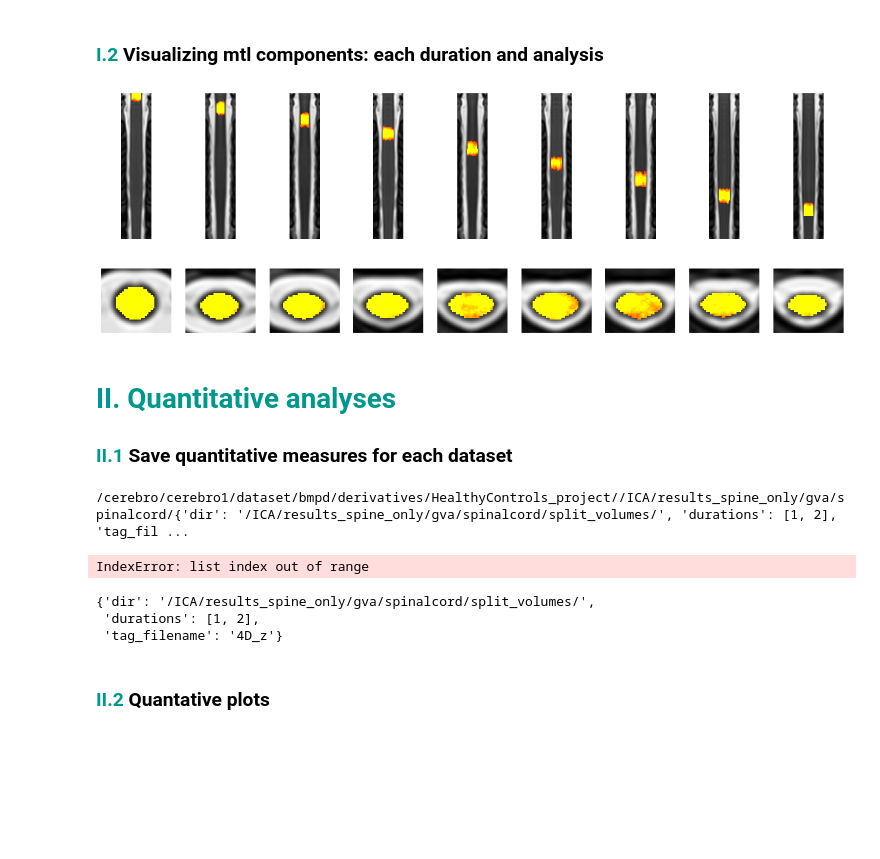
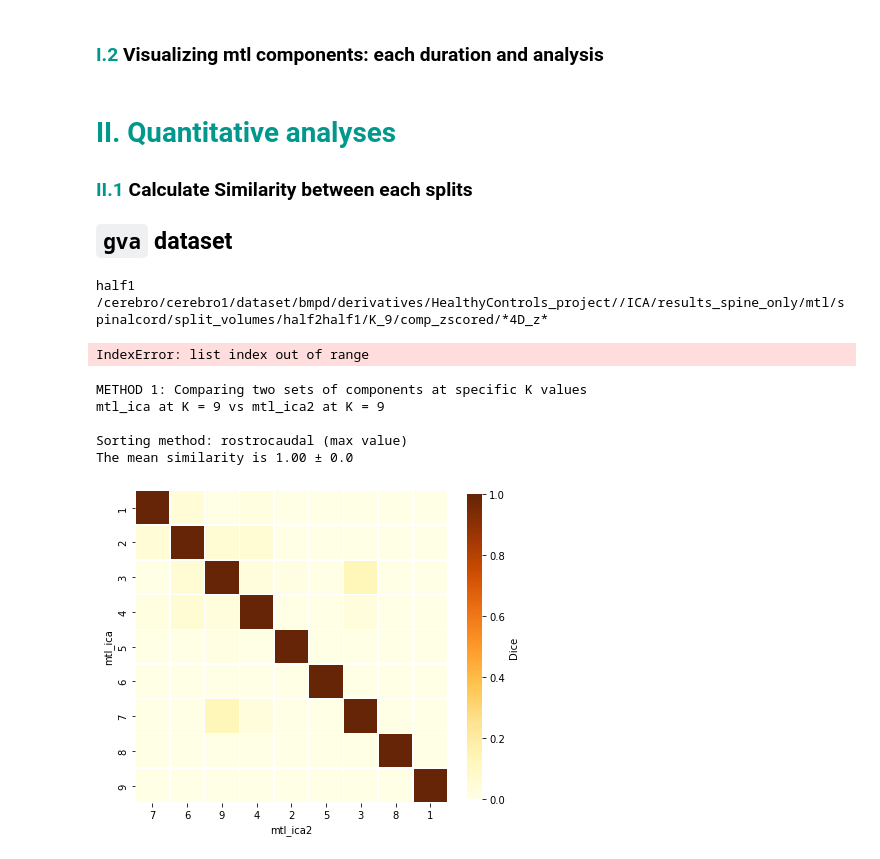
Before and after one commit to NawalK/hc_project_analyses, a Jupyter notebook: notebook/analysis_spine_rs_split-subjects_CL.ipynb, the cells around one changed output. Saved outputs shown, nothing was run; the diff lists cells and outputs as text; code cells hidden in the pictures; blank space fills up the shorter version.

```diff
--- a/notebook/analysis_spine_rs_split-subjects_CL.ipynb
+++ b/notebook/analysis_spine_rs_split-subjects_CL.ipynb
@@ -109,42 +111,58 @@ The plotting will be displayed in neurological orientation (Left > Right)
 [figure]
 # %% [markdown]
 ### <font color=#00988c> I.2  </font> Visualizing mtl components: each duration and analysis
-# %%
-# Define parameters for the dataset to visualize
-# Note: it is possible to look at a single dataset (in that case, just define params1), or to compare two (in that case, also add params2)
-# Each param dict has 3 values: k, dataset and analysis
-dataset="mtl";
-analysis='icap_duration'
-config["output_dir"]= "/ICA/results_spine_only/results/duration_analyses/" + dataset + "/maps/"
-
-for duration in config["data"][dataset][analysis]["spinalcord"]["durations"]:
-    params_qual_1 = {'k':(9 if dataset == 'mtl' else 5), 'dataset':dataset, 'analysis':analysis,"duration": str(duration)+ "min"}
-    #params_qual_2 = {'k':(9 if dataset == 'mtl' else 5), 'dataset':dataset, 'analysis':analysis ,"duration":"12min"}
-
-    #plotting = Plotting(config,'spinalcord',params1=params_qual_1,params2=None)
-    #plotting.sc_plot(show_spinal_levels=False, k_per_line=params_qual_1["k"], lthresh=1.5, uthresh=3, save_results=True)
-plotting = Plotting(config,'spinalcord',params1=params_qual_1,params2=None)
-plotting.sc_plot(show_spinal_levels=False, k_per_line=params_qual_1["k"], lthresh=1.5, uthresh=3, save_results=False)
-# %% [output]
-[figure, removed]
 # %% [markdown]
 # <font color=#00988c> II. Quantitative analyses
-### <font color=#00988c>  II.1 </font> Save quantitative measures for each dataset
+### <font color=#00988c>  II.1 </font> Calculate Similarity between each splits
+## `gva` dataset
+# %%
+# Define parameters for the datasets to compare
+# Each param dict has 3 values: k_range, dataset and analysis
+dataset="mtl";
+analysis='ica'
+#config["output_dir"]= "/ICA/results_spine_only/results/duration_analyses/" + dataset + "/maps/"
+if dataset=="gva":
+    splits=["quart1","quart2","quart3","quart4"]
+elif dataset=="mtl":
+    splits=["half1","half2"]
+
+params_quant_gva_ica={}
+for split in splits:
+    config["data"][dataset][analysis]['spinalcord']['dir'] ="/ICA/results_spine_only/"+dataset+ "/spinalcord/split_volumes/"+ split
+    params_quant_gva_ica[split] = {'k_range':(range(9,10) if dataset == 'mtl' else range(5,6)),  'dataset':dataset, 'analysis':analysis, 'lthresh':1.6}
+
+params_quant_1 = {'k_range':(range(9,10) if dataset == 'mtl' else range(5,6)),'dataset':dataset, 'analysis':analysis,'t_range':["half1"]}
+params_quant_2 = {'k_range':(range(9,10) if dataset == 'mtl' else range(5,6)), 'dataset':dataset, 'analysis':analysis, 't_range': ["half1"]}
+
+spine_analysis_robustness_gva = SpineOnlyAnalysis(config,params1=params_quant_2,params2=params_quant_1)
+# %% [output]
+half1
+/cerebro/cerebro1/dataset/bmpd/derivatives/HealthyControls_project//ICA/results_spine_only/mtl/spinalcord/split_volumes/half2half1/K_9/comp_zscored/*4D_z*
+IndexError: list index out of range
+# %%
+spine_analysis_robustness_gva.spatial_similarity(k1=9,similarity_method='Dice',save_figure=True)
+# %% [output]
+METHOD 1: Comparing two sets of components at specific K values
+mtl_ica at K = 9 vs mtl_ica2 at K = 9
+
+Sorting method: rostrocaudal (max value)
+The mean similarity is 1.00 ± 0.0
+[figure, added]
 # %%
 
 dataframe={}
 extract=True# put extract=True to extract the values
 for dataset in ["gva"]:
     dataframe[dataset]={};
-    for ana in ["ica"]:
+    for ana in ["ica_duration"]:
         dataframe[dataset][ana]={};
 
         for measure in ["Dice"]:#,"EuclideanDistance"]:
-            config["output_dir"]= "/ICA/results_spine_only/results/splitvolumes_analyses/" + dataset + "/"+measure +"/"
+            config["output_dir"]= "/ICA/results_spine_only/results/duration_analyses/" + dataset + "/"+measure +"/"
             config["output_tag"]= "Duration"
             if extract==True:
-                params_quant_1 = {'k_range':(range(9,10) if dataset == 'mtl' else range(5,6)),'dataset':dataset, 'analysis':ana,'t_range':[config["data"][dataset]["ica_duration"]["spinalcord"]]}
-                params_quant_2 = {'k_range':(range(9,10) if dataset == 'mtl' else range(5,6)), 'dataset':dataset, 'analysis':ana, 't_range': [config["data"][dataset]["ica_duration"]["spinalcord"]]}
+                params_quant_1 = {'k_range':(range(9,10) if dataset == 'mtl' else range(5,6)),'dataset':dataset, 'analysis':ana,'t_range':[config["data"][dataset][ana]["spinalcord"]["durations"][-1]]}
+                params_quant_2 = {'k_range':(range(9,10) if dataset == 'mtl' else range(5,6)), 'dataset':dataset, 'analysis':ana, 't_range': config["data"][dataset][ana]["spinalcord"]["durations"]}
 
                 spine_analysis = SpineOnlyAnalysis(config,params1=params_quant_1,params2=params_quant_2)
 
@@ -157,14 +175,3 @@ for dataset in ["gva"]:
             dataframe[dataset][ana][measure]=pd.read_csv(input, header=0,sep=' ')
 
 #frames=[dataframe["mtl"]["ica_duration"]["Dice"],dataframe["gva"]["ica_duration"]["Dice"],dataframe["mtl"]["icap_duration"]["Dice"],dataframe["gva"]["icap_duration"]["Dice"]]; frames=pd.concat(frames)
-# %% [output]
-/cerebro/cerebro1/dataset/bmpd/derivatives/HealthyControls_project//ICA/results_spine_only/gva/spinalcord/{'dir': '/ICA/results_spine_only/gva/spinalcord/split_volumes/', 'durations': [1, 2], 'tag_fil ...
-IndexError: list index out of range
-# %%
-config["data"][dataset]["ica_duration"]["spinalcord"]
-# %% [output]
-{'dir': '/ICA/results_spine_only/gva/spinalcord/split_volumes/',
- 'durations': [1, 2],
- 'tag_filename': '4D_z'}
-# %% [markdown]
-### <font color=#00988c>  II.2 </font> Quantative plots
```
Also changed, not shown: parts of 7 cells of this notebook, 4 other files.
